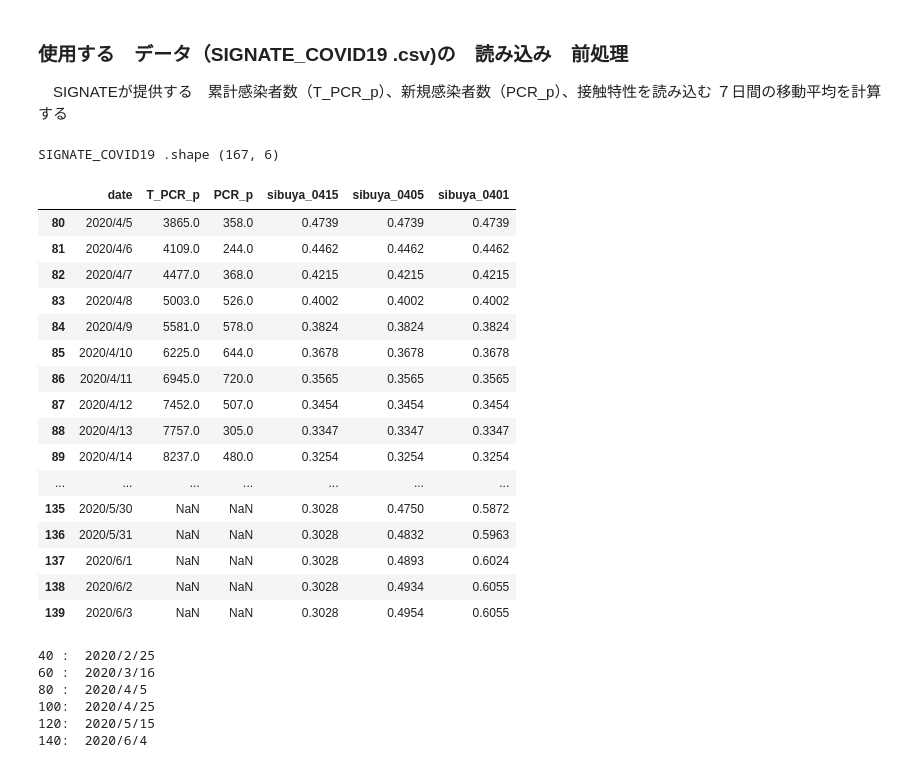
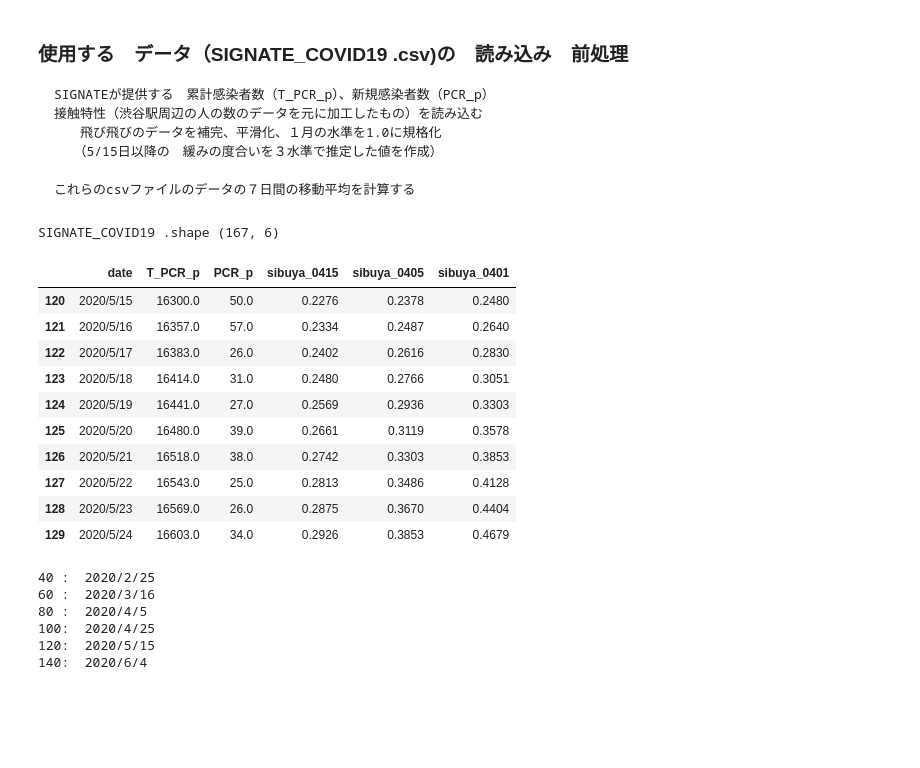
Before and after one commit to ShuichiOhtsuka/SIGNATE_COVID_19, a Jupyter notebook: SIGNATE_COVID-19_最適化モデル.ipynb, the cells around one changed output. Drawn from its saved outputs; the diff is of its cells as text; code cells hidden in the pictures; blank space fills up the shorter version.

```diff
--- a/SIGNATE_COVID-19_最適化モデル.ipynb
+++ b/SIGNATE_COVID-19_最適化モデル.ipynb
@@ -41,39 +47,36 @@ import warnings
 warnings.filterwarnings("ignore")
 # %% [markdown]
 ### 使用する　データ（SIGNATE_COVID19 .csv)の　読み込み　前処理
-　SIGNATEが提供する　累計感染者数（T_PCR_p）、新規感染者数（PCR_p）、接触特性を読み込む
- ７日間の移動平均を計算する
+    SIGNATEが提供する　累計感染者数（T_PCR_p）、新規感染者数（PCR_p）
+    接触特性（渋谷駅周辺の人の数のデータを元に加工したもの）を読み込む
+    　　飛び飛びのデータを補完、平滑化、１月の水準を1.0に規格化
+    　　（5/15日以降の　緩みの度合いを３水準で推定した値を作成）
+
+    これらのcsvファイルのデータの７日間の移動平均を計算する
 # %%
 #　T_PCR_p：pcr検査で＋となった人数（累計）、PCR_p：新規
-#　sibuya_○○○○：接触頻度特性（渋谷の人の密度）　5/15以降戻るレベルごとに３種
 
 original_data_path = "./DATA/"
 data_path=original_data_path + 'SIGNATE_COVID19 .csv'
 
 SIG_All = pd.read_csv(data_path)
 
 print('SIGNATE_COVID19 .shape',SIG_All.shape)
 
-SIG_All[80:140]
+SIG_All[120:130]
 # %% [output]
 SIGNATE_COVID19 .shape (167, 6)
 |  | date | T_PCR_p | PCR_p | sibuya_0415 | sibuya_0405 | sibuya_0401 |
-| 80 | 2020/4/5 | 3865.0 | 358.0 | 0.4739 | 0.4739 | 0.4739 |
-| 81 | 2020/4/6 | 4109.0 | 244.0 | 0.4462 | 0.4462 | 0.4462 |
-| 82 | 2020/4/7 | 4477.0 | 368.0 | 0.4215 | 0.4215 | 0.4215 |
-| 83 | 2020/4/8 | 5003.0 | 526.0 | 0.4002 | 0.4002 | 0.4002 |
-| 84 | 2020/4/9 | 5581.0 | 578.0 | 0.3824 | 0.3824 | 0.3824 |
-| 85 | 2020/4/10 | 6225.0 | 644.0 | 0.3678 | 0.3678 | 0.3678 |
-| 86 | 2020/4/11 | 6945.0 | 720.0 | 0.3565 | 0.3565 | 0.3565 |
-| 87 | 2020/4/12 | 7452.0 | 507.0 | 0.3454 | 0.3454 | 0.3454 |
-| 88 | 2020/4/13 | 7757.0 | 305.0 | 0.3347 | 0.3347 | 0.3347 |
-| 89 | 2020/4/14 | 8237.0 | 480.0 | 0.3254 | 0.3254 | 0.3254 |
-| ... | ... | ... | ... | ... | ... | ... |
-| 135 | 2020/5/30 | NaN | NaN | 0.3028 | 0.4750 | 0.5872 |
-| 136 | 2020/5/31 | NaN | NaN | 0.3028 | 0.4832 | 0.5963 |
-| 137 | 2020/6/1 | NaN | NaN | 0.3028 | 0.4893 | 0.6024 |
-| 138 | 2020/6/2 | NaN | NaN | 0.3028 | 0.4934 | 0.6055 |
-| 139 | 2020/6/3 | NaN | NaN | 0.3028 | 0.4954 | 0.6055 |
+| 120 | 2020/5/15 | 16300.0 | 50.0 | 0.2276 | 0.2378 | 0.2480 |
+| 121 | 2020/5/16 | 16357.0 | 57.0 | 0.2334 | 0.2487 | 0.2640 |
+| 122 | 2020/5/17 | 16383.0 | 26.0 | 0.2402 | 0.2616 | 0.2830 |
+| 123 | 2020/5/18 | 16414.0 | 31.0 | 0.2480 | 0.2766 | 0.3051 |
+| 124 | 2020/5/19 | 16441.0 | 27.0 | 0.2569 | 0.2936 | 0.3303 |
+| 125 | 2020/5/20 | 16480.0 | 39.0 | 0.2661 | 0.3119 | 0.3578 |
+| 126 | 2020/5/21 | 16518.0 | 38.0 | 0.2742 | 0.3303 | 0.3853 |
+| 127 | 2020/5/22 | 16543.0 | 25.0 | 0.2813 | 0.3486 | 0.4128 |
+| 128 | 2020/5/23 | 16569.0 | 26.0 | 0.2875 | 0.3670 | 0.4404 |
+| 129 | 2020/5/24 | 16603.0 | 34.0 | 0.2926 | 0.3853 | 0.4679 |
 # %%
 # 移動平均による平滑化
 
```
Also changed, not shown: parts of 7 cells of this notebook.
